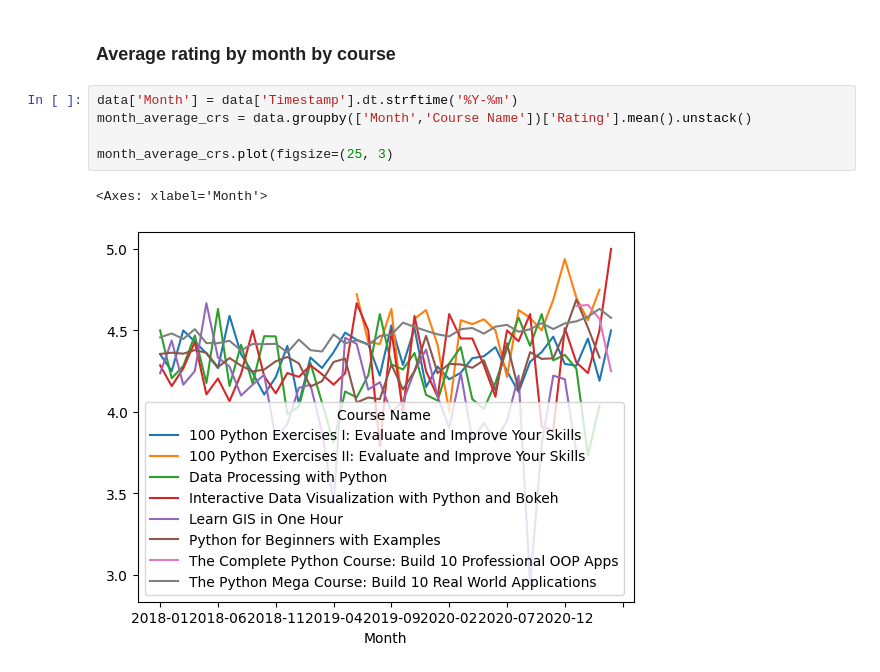
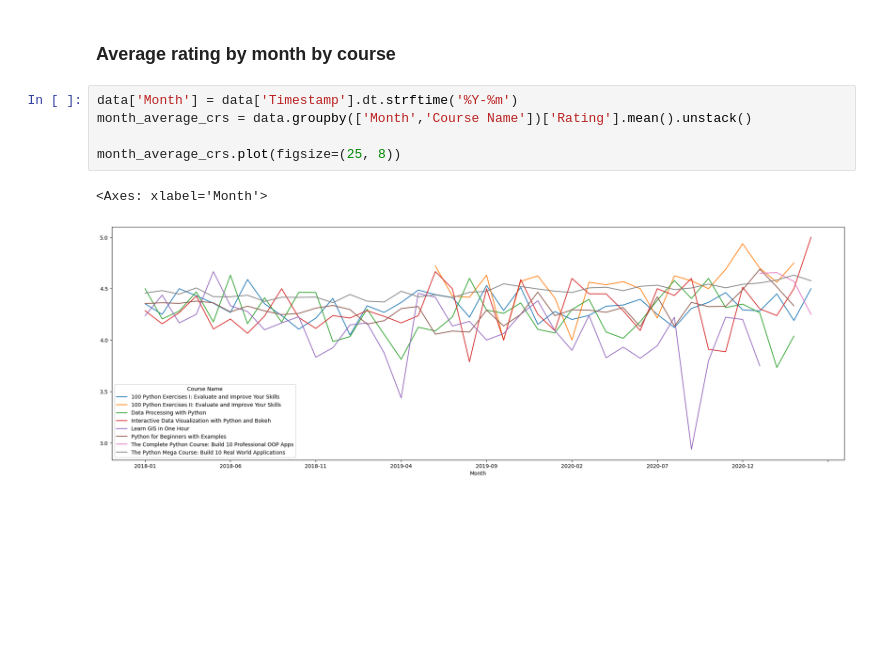
Before and after one commit to kingamal/data_visualization, a Jupyter notebook: plotting.ipynb, the cells around one changed output. Cells and saved outputs as stored; diff of their text form; blank space fills up the shorter version.

```diff
--- a/plotting.ipynb
+++ b/plotting.ipynb
@@ -74,8 +74,8 @@ plt.plot(month_average.index, month_average)
 # %%
 data['Month'] = data['Timestamp'].dt.strftime('%Y-%m')
 month_average_crs = data.groupby(['Month','Course Name'])['Rating'].mean().unstack()
 
-month_average_crs.plot(figsize=(25, 3)
+month_average_crs.plot(figsize=(25, 8))
 # %% [output]
 <Axes: xlabel='Month'>
-[figure, old version]
+[figure, new version]
```
Also changed, not shown: parts of 2 cells of this notebook.
